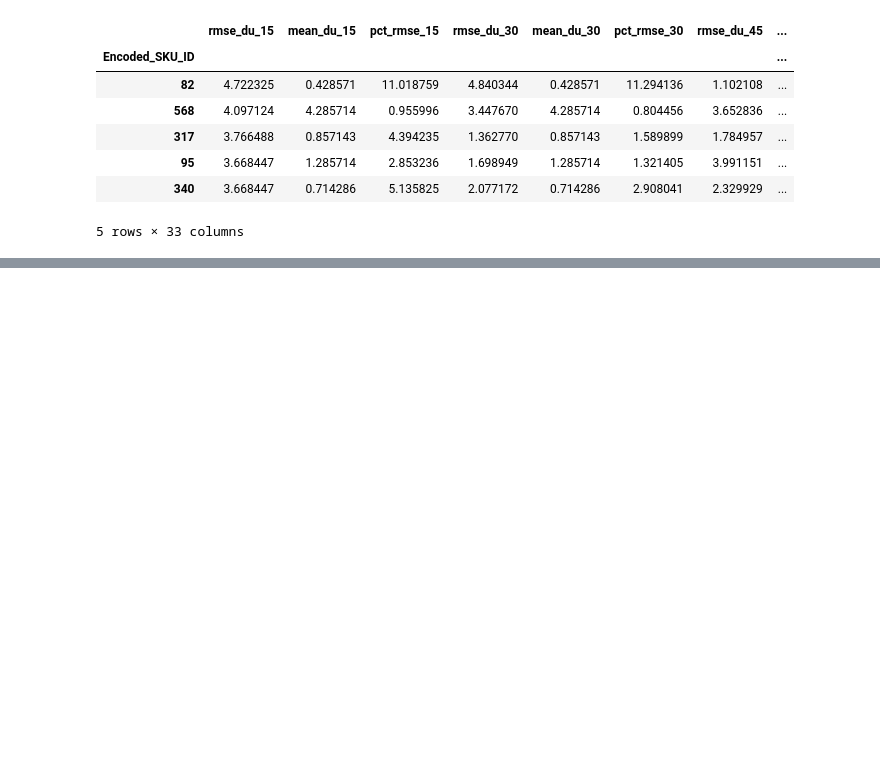
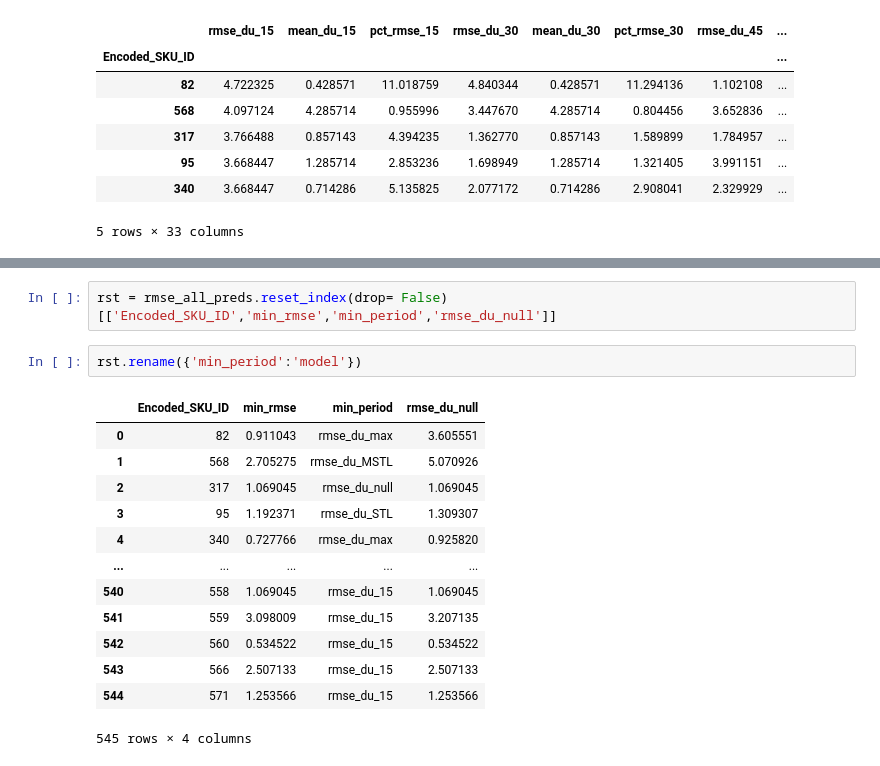
Before and after one commit to ashish1610dhiman/msa_project_week, a Jupyter notebook: notebooks/yibei/d.current_result_ana.ipynb, the cells around one changed output, grey strips where cells are left out. Cells and saved outputs as stored; diff of their text form; blank space fills up the shorter version.

```diff
--- a/notebooks/yibei/d.current_result_ana.ipynb
+++ b/notebooks/yibei/d.current_result_ana.ipynb
@@ -314,3 +314,21 @@ train_test.head()
 | 2 | 3 | 2019-11-28 | SO PARTS | MOBILE ACCESSORIES | ML - Connected Car | VP - Electrify & Car | 49.99 | ... |
 | 3 | 4 | 2021-04-21 | SO RANGEHOODS REG | KITCHEN VENTILATION | ML - Kitchen | VP - Major Appliances | 549.99 | ... |
 | 4 | 1 | 2018-10-27 | MISC CAMERA ACCES | DIGITAL CAMERA ACCY | ML - DI Accessories | VP - Digital Imaging | 89.99 | ... |
+# %%
+rst = rmse_all_preds.reset_index(drop= False)[['Encoded_SKU_ID','min_rmse','min_period','rmse_du_null']]
+# %%
+rst.rename({'min_period':'model'})
+# %% [output]
+|  | Encoded_SKU_ID | min_rmse | min_period | rmse_du_null |
+| 0 | 82 | 0.911043 | rmse_du_max | 3.605551 |
+| 1 | 568 | 2.705275 | rmse_du_MSTL | 5.070926 |
+| 2 | 317 | 1.069045 | rmse_du_null | 1.069045 |
+| 3 | 95 | 1.192371 | rmse_du_STL | 1.309307 |
+| 4 | 340 | 0.727766 | rmse_du_max | 0.925820 |
+| ... | ... | ... | ... | ... |
+| 540 | 558 | 1.069045 | rmse_du_15 | 1.069045 |
+| 541 | 559 | 3.098009 | rmse_du_15 | 3.207135 |
+| 542 | 560 | 0.534522 | rmse_du_15 | 0.534522 |
+| 543 | 566 | 2.507133 | rmse_du_15 | 2.507133 |
+| 544 | 571 | 1.253566 | rmse_du_15 | 1.253566 |
+545 rows × 4 columns
```
Also changed, not shown: parts of 6 cells of this notebook, 1 other file.
